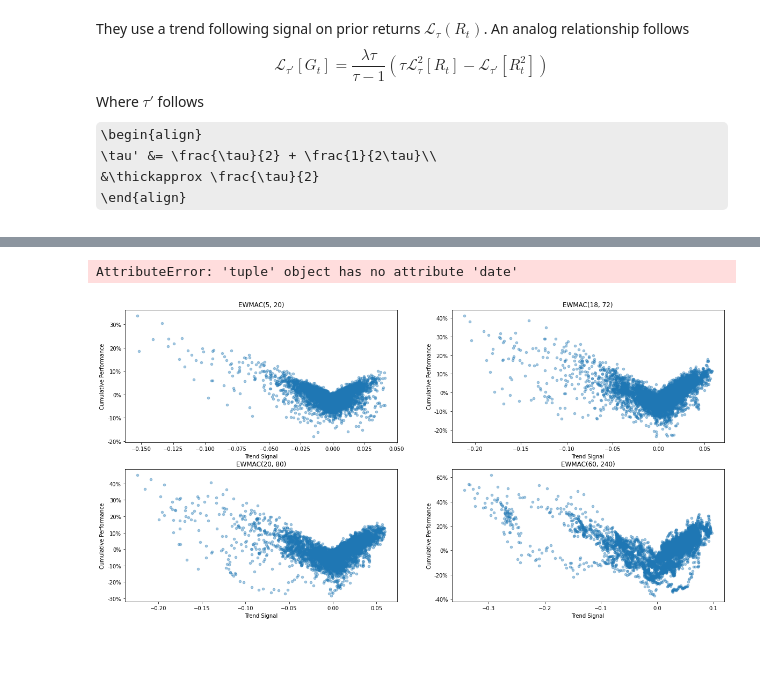
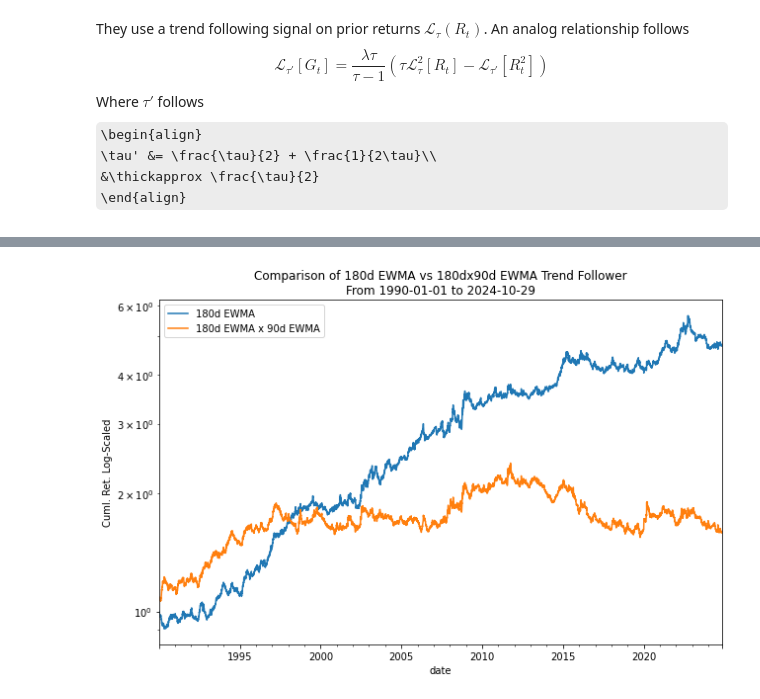
Before and after one commit to diegodalvarez/TrendConvexity, a Jupyter notebook: notebooks/TrendConvexity.ipynb, the cells around one changed output, grey strips where cells are left out. Saved outputs shown, nothing was run; the diff lists cells and outputs as text; code cells hidden in the pictures; some formulas as TeX source; blank space fills up the shorter version.

```diff
--- a/notebooks/TrendConvexity.ipynb
+++ b/notebooks/TrendConvexity.ipynb
@@ -351,33 +158,0 @@ df_perf = get_agg_perf(df_ewmac)
-# %%
-def plot_ewmac_perf(df_perf: pd.DataFrame) -> pd.DataFrame:
-
-    trend_windows = df_perf.trend_name.drop_duplicates().to_list()
-    fig, axes = plt.subplots(ncols = len(trend_windows) // 2, nrows = len(trend_windows) // 2, figsize = (20, 10))
-
-    for trend_window, ax in zip(trend_windows, axes.flatten()):
-
-        (df_perf.query(
-            "trend_name == @trend_window").
-            assign(cum_rtn = lambda x: x.cum_rtn * 100).
-            plot(
-                alpha = 0.4,
-                ax = ax,
-                ylabel = "Cumulative Performance",
-                xlabel = "Trend Signal",
-                title = "EWMAC({}, {})".format(trend_window, trend_window * 4),
-                kind = "scatter",
-                x = "signal",
-                y = "cum_rtn"))
-
-        ax.yaxis.set_major_formatter(FuncFormatter(lambda x, _: f'{x:.0f}%'))
-
-    fig.suptitle("EWMAC Performance over double the window length vs. Trend Signal\nUsing SPX Roll Adjusted Futures from {} to {}".format(
-        df_perf.index.min().date(),
-        df_perf.index.max().date()))
-
-    plt.tight_layout()
-
-plot_ewmac_perf(df_perf)
-# %% [output]
-AttributeError: 'tuple' object has no attribute 'date'
-[figure, removed]
@@ -383,0 +191,44 @@ AttributeError: 'tuple' object has no attribute 'date'
+# %%
+def get_one_window_trend(df: pd.DataFrame, window: int = 180) -> pd.DataFrame:
+
+    df_signal = (df.pivot(
+        index = "date", columns = "security", values = "value").
+        diff().
+        apply(lambda x: x / (x.ewm(span = 10, adjust = False).std())).
+        apply(lambda x: x.ewm(span = window, adjust = False).mean()))
+
+    df_rtn = (df.pivot(
+        index = "date", columns = "security", values = "value").
+        pct_change())
+
+    df_tf_raw_rtn = (
+        (np.sign(df_signal.shift()) * df_rtn))
+
+    df_scaled_tf_rtn = (df_tf_raw_rtn.apply(
+        lambda x: x * (0.20 / (x.ewm(span = 250, adjust = False).std().shift() * np.sqrt(252)))))
+
+    return df_signal, df_tf_raw_rtn, df_scaled_tf_rtn
+
+one_window = get_one_window_trend(df)
+# %%
+df_one_window = one_window[2].mean(axis = 1).to_frame(name = "one_window")
+df_two_window = two_window[2].mean(axis = 1).to_frame(name = "two_window")
+
+(df_one_window.merge(
+    right = df_two_window, how = "inner", on = ["date"]).
+    dropna().
+    apply(lambda x: np.cumprod(1 + x)).
+    rename(columns = {
+        "one_window": "180d EWMA",
+        "two_window": "180d EWMA x 90d EWMA"}).
+    plot(
+        logy = True,
+        ylabel = "Cuml. Ret. Log-Scaled",
+        figsize = (9,6),
+        title   = "Comparison of 180d EWMA vs 180dx90d EWMA Trend Follower\nFrom {} to {}".format(
+            df_one_window.index.min().date(),
+            df_two_window.index.max().date())))
+
+plt.tight_layout()
+# %% [output]
+[figure, added]
```
Also changed, not shown: parts of 21 cells of this notebook, 4 other files.
